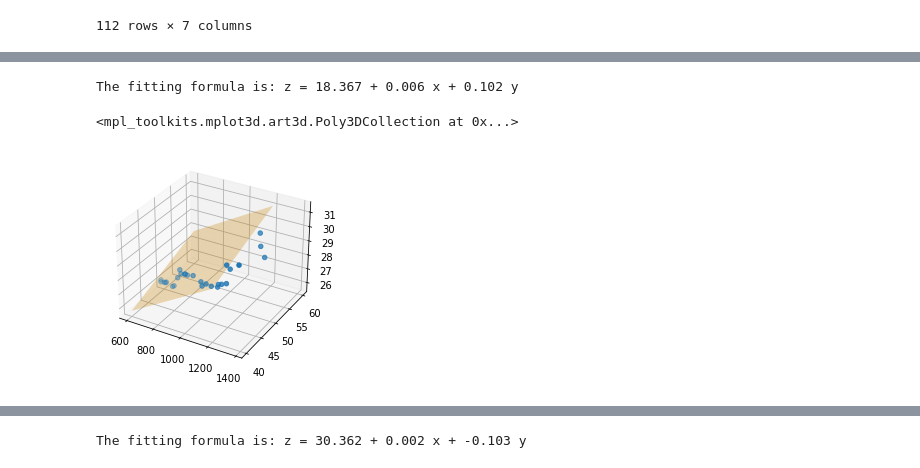
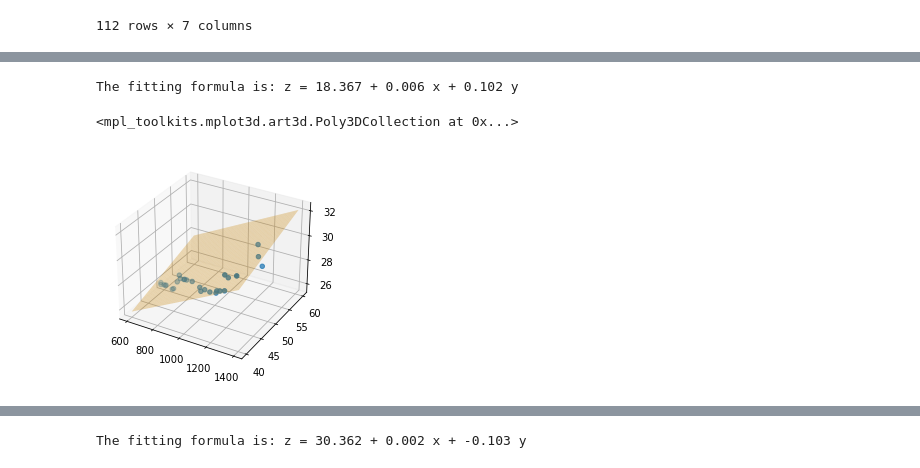
Before and after one commit to larsuzh/datascience, a Jupyter notebook: workspace/regression/multiple_regression.ipynb, the cells around one changed output, grey strips where cells are left out. Cells and saved outputs as stored; diff of their text form; code cells hidden in the pictures.

```diff
--- a/workspace/regression/multiple_regression.ipynb
+++ b/workspace/regression/multiple_regression.ipynb
@@ -67,20 +67,20 @@ strong multicollinearity or other numerical problems.
 # %%
 a0, a1, a2 = reg.params
 print('The fitting formula is: z = {0:} + {1:} x + {2:} y'.format(round(a0, 3),round(a1, 3), round(a2, 3)))
 
 fig = plt.figure()
 ax = fig.add_subplot(111, projection='3d')
 ax.scatter(africa[x_param], africa[y_param], africa[z_param])
 
-X = np.linspace(600, 1200, 1000)
+X = np.linspace(600, 1400, 1000)
 Y = np.linspace(40, 60, 100)
 XX, YY = np.meshgrid(X, Y)
 ZZ = a0 + a1 * XX + a2 * YY
 ax.plot_surface(XX, YY, ZZ, alpha=0.3, color='orange')
 # %% [output]
 The fitting formula is: z = 18.367 + 0.006 x + 0.102 y
 <mpl_toolkits.mplot3d.art3d.Poly3DCollection at 0x...>
-[figure, old version]
+[figure, new version]
 # %%
 # Regression for asia
 
```
Also changed, not shown: parts of 4 cells of this notebook, 3 other files.
